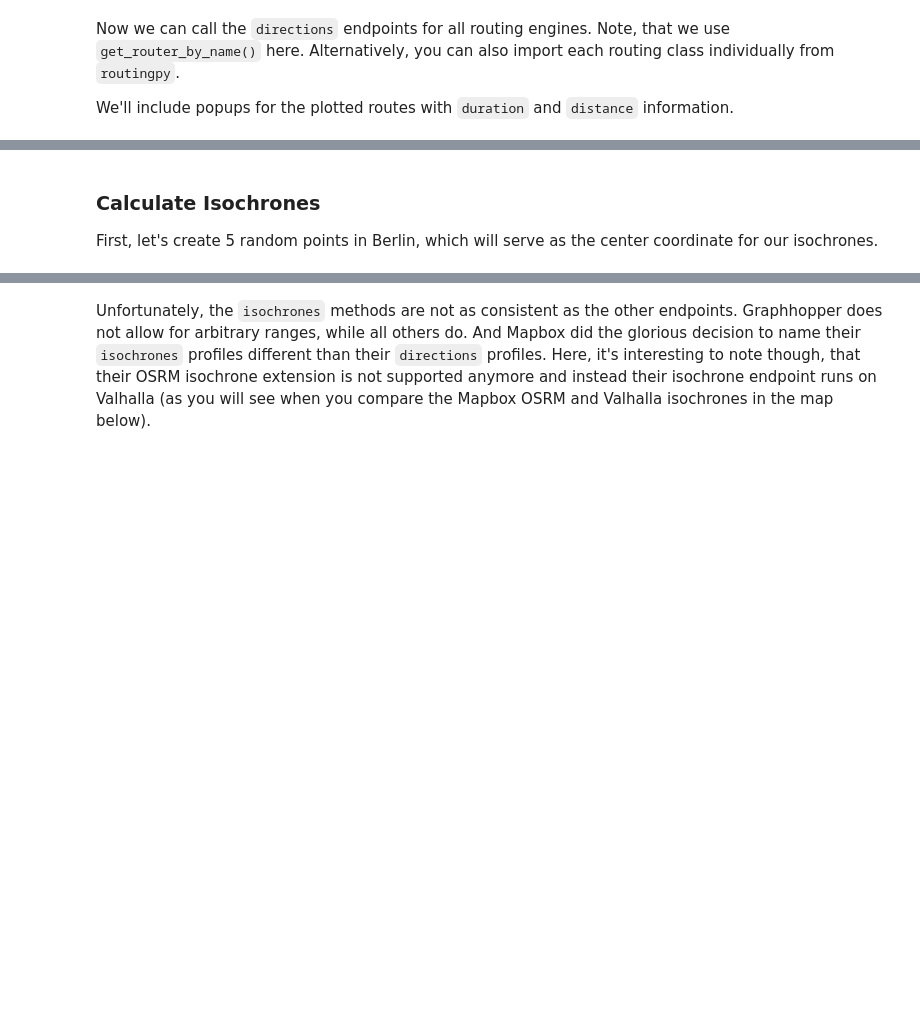
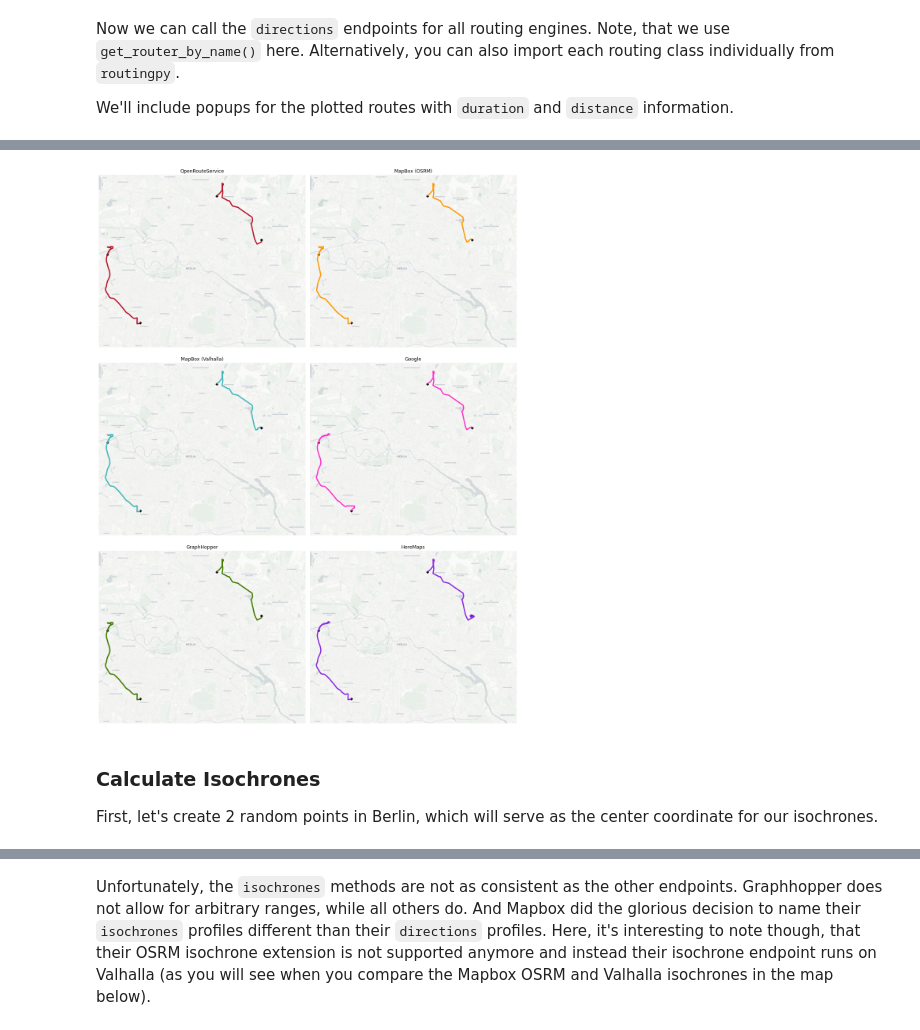
Before and after one commit to gis-ops/routingpy, a Jupyter notebook: examples/compare_providers.ipynb, the cells around one changed output, grey strips where cells are left out. Cells and saved outputs as stored; diff of their text form; code cells hidden in the pictures; blank space fills up the shorter version.

```diff
--- a/examples/compare_providers.ipynb
+++ b/examples/compare_providers.ipynb
@@ -181,5 +169,25 @@ Calulated heremaps
+# %%
+fig, axs = plt.subplots(3,2, figsize=(15,20))
+img, ext = cx.bounds2img(*bbox, ll=True, source=BASEMAP_SOURCE)
+for idx, router in enumerate(routers):
+    ax = axs.flatten()[idx]
+    _ = ax.imshow(img, extent=ext)
+    routes_df.query(f"router == '{router}'").plot(
+        ax=ax, linewidth=3,
+        color=routers[router]["color"]
+    )
+    for pair in input_pairs:
+        input_df = gpd.GeoDataFrame(geometry=[Point(x,y) for x,y in pair], crs="EPSG:4326").to_crs("EPSG:3857")
+        input_df.plot(ax=ax, **POINT_PLOT_KWDS)
+
+    _ = ax.axis("off")
+    ax.set_title(routers[router]['display_name'])
+
+fig.tight_layout()
+# %% [output]
+[figure, added]
 # %% [markdown]
 ### Calculate Isochrones
 
-First, let's create 5 random points in Berlin, which will serve as the center coordinate for our isochrones.
+First, let's create 2 random points in Berlin, which will serve as the center coordinate for our isochrones.
 # %%
```
Also changed, not shown: parts of 17 cells of this notebook, 5 other files.
